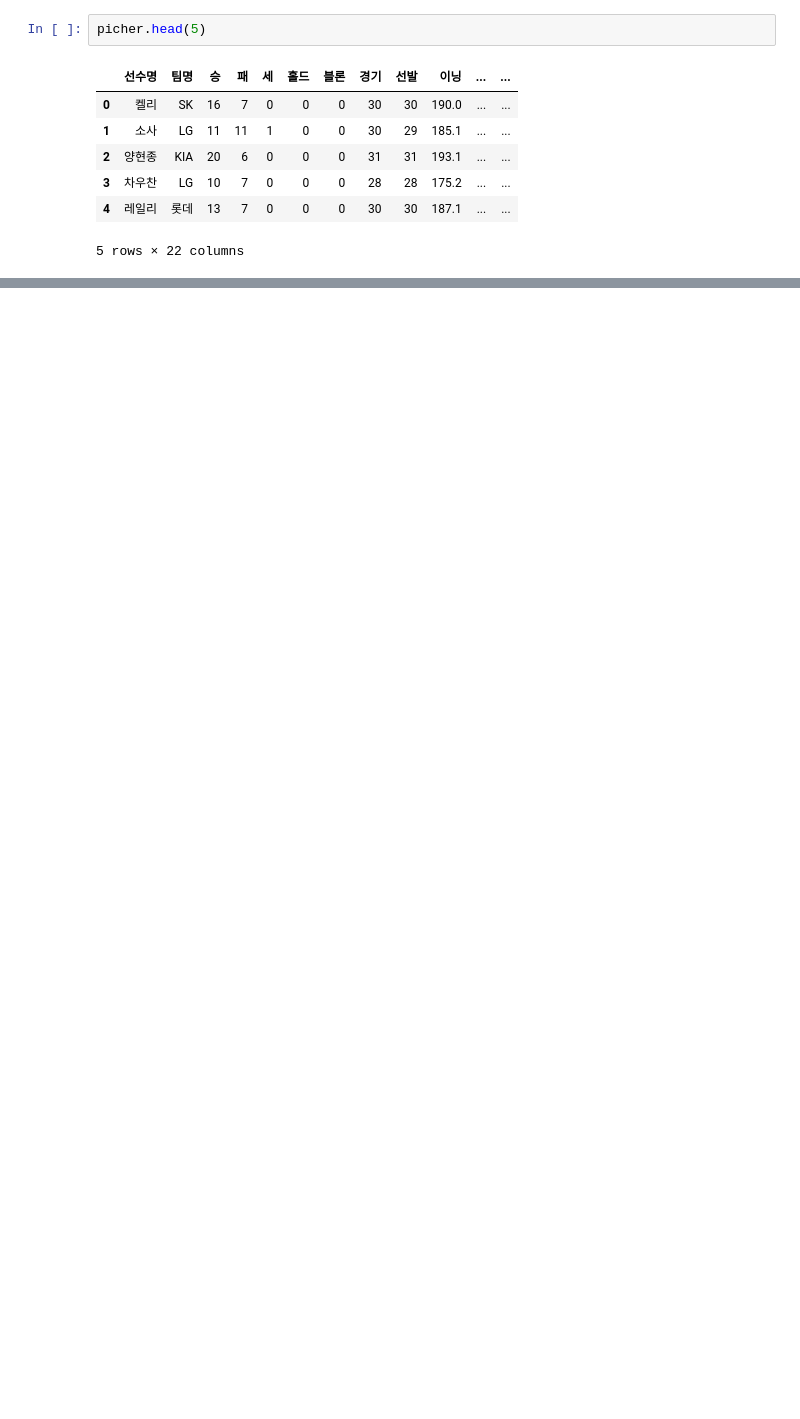
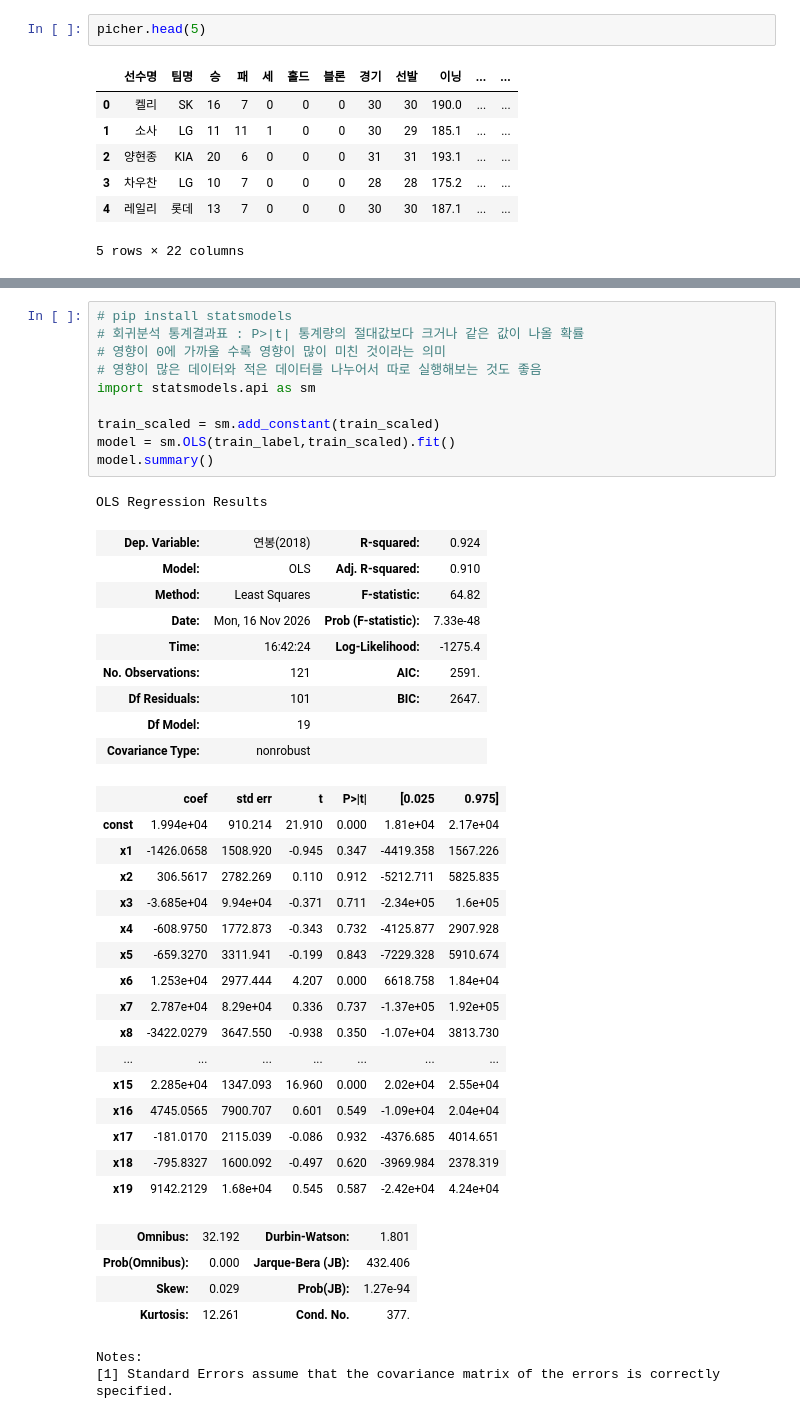
Before and after one commit to EPONINEE26/aix_learn_1106, a Jupyter notebook: p1116/p1116_02.ipynb, the cells around one changed output, grey strips where cells are left out. Cells and saved outputs as stored; diff of their text form; blank space fills up the shorter version.

```diff
--- a/p1116/p1116_02.ipynb
+++ b/p1116/p1116_02.ipynb
@@ -80,0 +192,43 @@ SyntaxError: invalid syntax (3619284563.py, line 1)
+# %%
+# pip install statsmodels
+# 회귀분석 통계결과표 : P>|t| 통계량의 절대값보다 크거나 같은 값이 나올 확률
+# 영향이 0에 가까울 수록 영향이 많이 미친 것이라는 의미
+# 영향이 많은 데이터와 적은 데이터를 나누어서 따로 실행해보는 것도 좋음
+import statsmodels.api as sm
+
+train_scaled = sm.add_constant(train_scaled)
+model = sm.OLS(train_label,train_scaled).fit()
+model.summary()
+# %% [output]
+OLS Regression Results
+| Dep. Variable: | 연봉(2018) | R-squared: | 0.924 |
+| Model: | OLS | Adj. R-squared: | 0.910 |
+| Method: | Least Squares | F-statistic: | 64.82 |
+| Date: | Mon, 16 Nov 2026 | Prob (F-statistic): | 7.33e-48 |
+| Time: | 16:42:24 | Log-Likelihood: | -1275.4 |
+| No. Observations: | 121 | AIC: | 2591. |
+| Df Residuals: | 101 | BIC: | 2647. |
+| Df Model: | 19 |  |  |
+| Covariance Type: | nonrobust |  |  |
+|  | coef | std err | t | P>|t| | [0.025 | 0.975] |
+| const | 1.994e+04 | 910.214 | 21.910 | 0.000 | 1.81e+04 | 2.17e+04 |
+| x1 | -1426.0658 | 1508.920 | -0.945 | 0.347 | -4419.358 | 1567.226 |
+| x2 | 306.5617 | 2782.269 | 0.110 | 0.912 | -5212.711 | 5825.835 |
+| x3 | -3.685e+04 | 9.94e+04 | -0.371 | 0.711 | -2.34e+05 | 1.6e+05 |
+| x4 | -608.9750 | 1772.873 | -0.343 | 0.732 | -4125.877 | 2907.928 |
+| x5 | -659.3270 | 3311.941 | -0.199 | 0.843 | -7229.328 | 5910.674 |
+| x6 | 1.253e+04 | 2977.444 | 4.207 | 0.000 | 6618.758 | 1.84e+04 |
+| x7 | 2.787e+04 | 8.29e+04 | 0.336 | 0.737 | -1.37e+05 | 1.92e+05 |
+| x8 | -3422.0279 | 3647.550 | -0.938 | 0.350 | -1.07e+04 | 3813.730 |
+| ... | ... | ... | ... | ... | ... | ... |
+| x15 | 2.285e+04 | 1347.093 | 16.960 | 0.000 | 2.02e+04 | 2.55e+04 |
+| x16 | 4745.0565 | 7900.707 | 0.601 | 0.549 | -1.09e+04 | 2.04e+04 |
+| x17 | -181.0170 | 2115.039 | -0.086 | 0.932 | -4376.685 | 4014.651 |
+| x18 | -795.8327 | 1600.092 | -0.497 | 0.620 | -3969.984 | 2378.319 |
+| x19 | 9142.2129 | 1.68e+04 | 0.545 | 0.587 | -2.42e+04 | 4.24e+04 |
+| Omnibus: | 32.192 | Durbin-Watson: | 1.801 |
+| Prob(Omnibus): | 0.000 | Jarque-Bera (JB): | 432.406 |
+| Skew: | 0.029 | Prob(JB): | 1.27e-94 |
+| Kurtosis: | 12.261 | Cond. No. | 377. |
+Notes:
+[1] Standard Errors assume that the covariance matrix of the errors is correctly specified.
```
Also changed, not shown: parts of 15 cells of this notebook, 10 other files.
